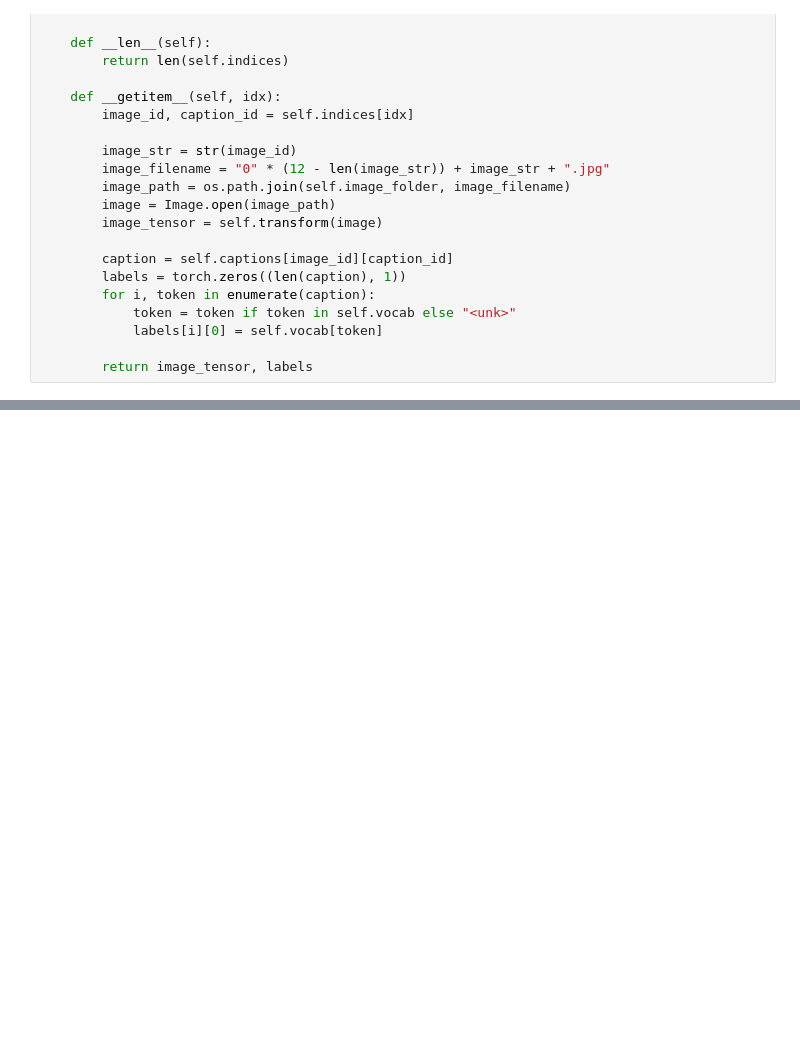
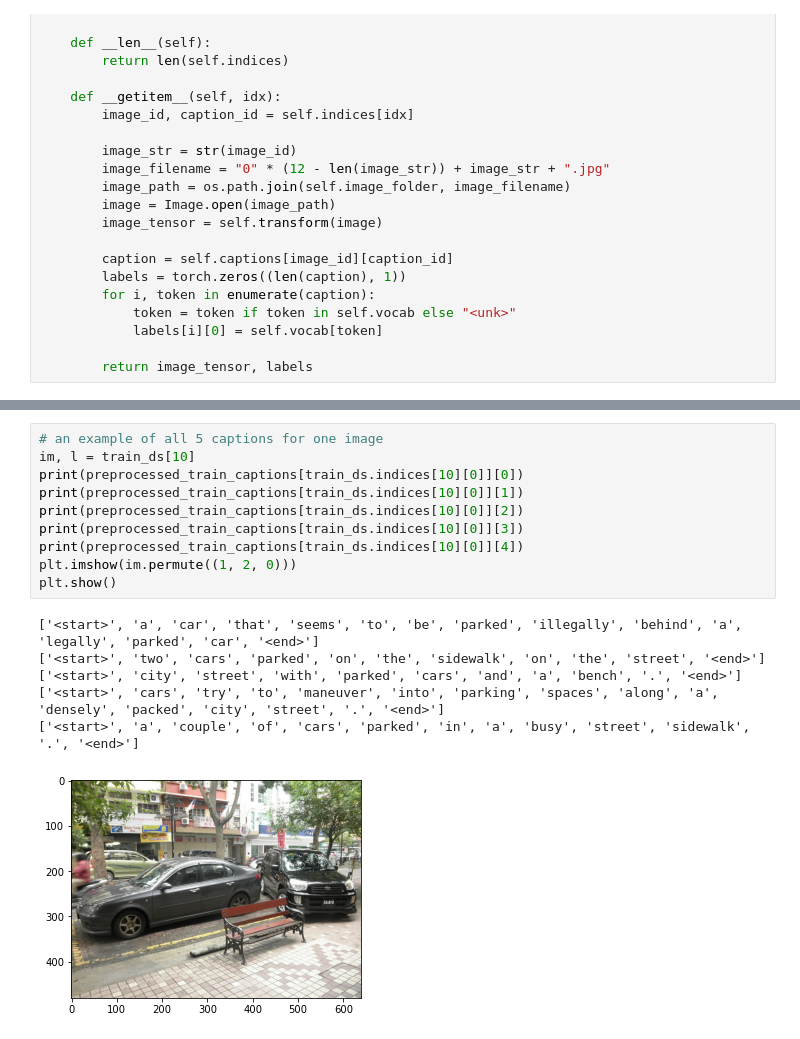
Before and after one commit to MikeAgb/ml-project, a Jupyter notebook: ml-project.ipynb, the cells around one changed output, grey strips where cells are left out. Saved outputs shown, nothing was run; the diff lists cells and outputs as text; blank space fills up the shorter version.

Commit message:
added visualization code

```diff
--- a/ml-project.ipynb
+++ b/ml-project.ipynb
@@ -131,3 +143,20 @@ tensor([[3.0000e+00],
         [2.0000e+00]])
 ['<start>', 'a', 'bicycle', 'replica', 'with', 'a', 'clock', 'as', 'the', 'front', 'wheel', '.', '<end>']
 [figure]
+# %%
+# an example of all 5 captions for one image
+im, l = train_ds[10]
+print(preprocessed_train_captions[train_ds.indices[10][0]][0])
+print(preprocessed_train_captions[train_ds.indices[10][0]][1])
+print(preprocessed_train_captions[train_ds.indices[10][0]][2])
+print(preprocessed_train_captions[train_ds.indices[10][0]][3])
+print(preprocessed_train_captions[train_ds.indices[10][0]][4])
+plt.imshow(im.permute((1, 2, 0)))
+plt.show()
+# %% [output]
+['<start>', 'a', 'car', 'that', 'seems', 'to', 'be', 'parked', 'illegally', 'behind', 'a', 'legally', 'parked', 'car', '<end>']
+['<start>', 'two', 'cars', 'parked', 'on', 'the', 'sidewalk', 'on', 'the', 'street', '<end>']
+['<start>', 'city', 'street', 'with', 'parked', 'cars', 'and', 'a', 'bench', '.', '<end>']
+['<start>', 'cars', 'try', 'to', 'maneuver', 'into', 'parking', 'spaces', 'along', 'a', 'densely', 'packed', 'city', 'street', '.', '<end>']
+['<start>', 'a', 'couple', 'of', 'cars', 'parked', 'in', 'a', 'busy', 'street', 'sidewalk', '.', '<end>']
+[figure, added]
```
Also changed, not shown: parts of 7 cells of this notebook.
